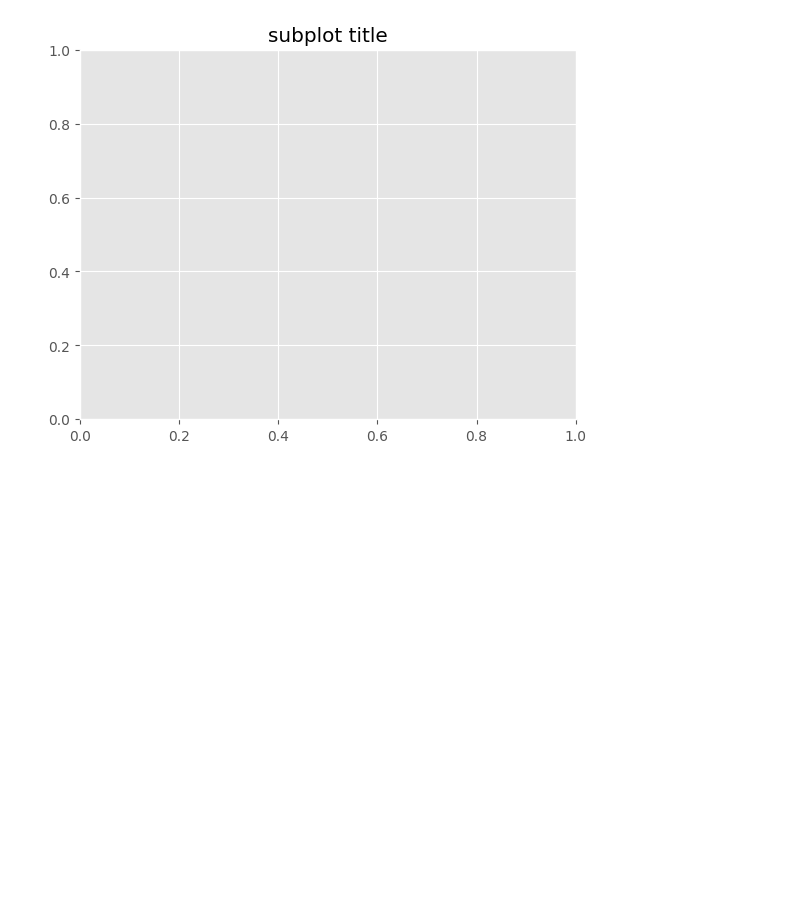
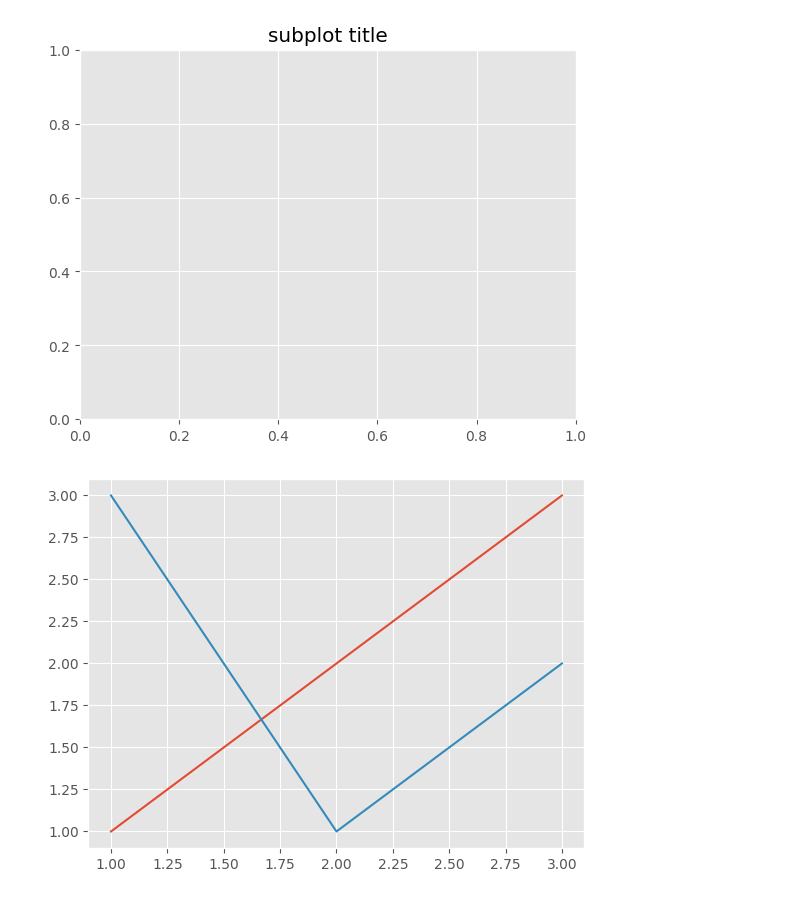
Before and after one commit to Apoaporon/python_study, a Jupyter notebook: python_study_matplotlib.ipynb, the cells around one changed output. Saved outputs shown, nothing was run; the diff lists cells and outputs as text; code cells hidden in the pictures; blank space fills up the shorter version.

```diff
--- a/python_study_matplotlib.ipynb
+++ b/python_study_matplotlib.ipynb
@@ -74,3 +74,13 @@ fig.savefig("sample-figure.png") # png形式で取得
 fig.savefig("sample-figure.svg") # svg形式で保存
 # %% [output]
 [figure]
+# %%
+fig, ax = plt.subplots()
+x = [1,2,3]
+y1 = [1,2,3]
+y2 = [3,1,2]
+ax.plot(x, y1)
+ax.plot(x, y2)
+plt.show()
+# %% [output]
+[figure, added]
```
Also changed, not shown: parts of 30 cells of this notebook.
